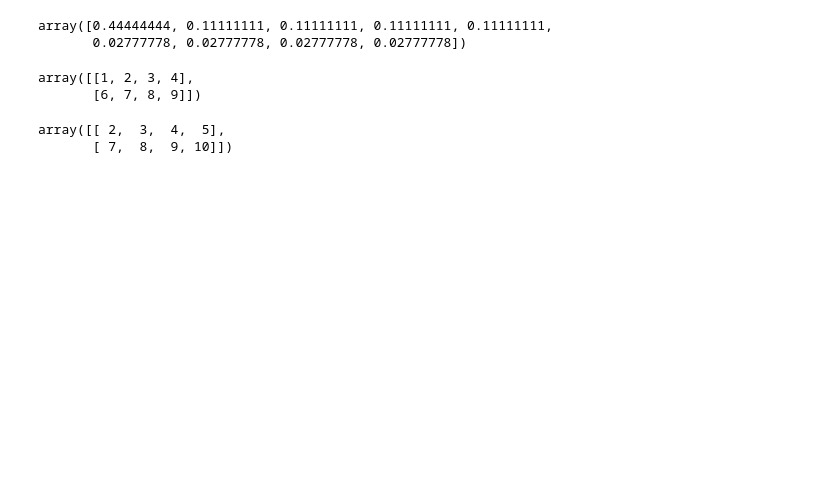
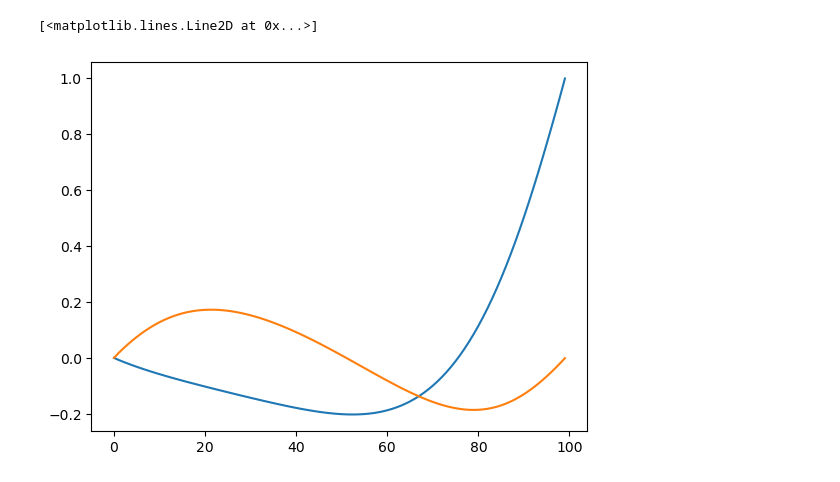
Before and after one commit to ecustfr/latticeboltzmann-python, a Jupyter notebook: LBM_2D_Learn.ipynb, the cells around one changed output. Cells and saved outputs as stored; diff of their text form; code cells hidden in the pictures; blank space fills up the shorter version.

```diff
--- a/LBM_2D_Learn.ipynb
+++ b/LBM_2D_Learn.ipynb
@@ -17,15 +17,14 @@ NL = 9
 
 F = np.zeros((Nx, Ny, NL)) # 速度分布函数
 
-rho0 = 1 #初始密度
+rho0 = 5 #初始密度
 u0 = 0.1 #初始速度
 
 niu = 0.01 #
 
 Re = u0*Ny/niu #雷诺数
 
-Ntstep = 1e4
-
+Ntstep = 40000
 w = np.array([4/9] + [1/9]*4 + [1/36]*4) #权重
 cx = np.array([0, 1, 0, -1, 0, 1, -1, -1, 1]) #速度分量
 cy = np.array([0, 0, 1, 0, -1, 1, 1, -1, -1]) #速度分量
@@ -36,30 +35,38 @@ u = np.zeros((Nx, Ny)) #x 上的速度分布函数
 v = np.zeros((Nx, Ny)) #y 上的速度分布函数
 
 
-u[:,Nx] = u0 #初始速度分布函数
+u[:,-1] = u0 #初始速度分布函数
 u[0,0] = 0 # 这一步会影响吗
 
-omega = 1/(3*tau + 0.5) #松弛时间
+omega = 1/(3*niu + 0.5) #松弛时间
 
 cs  = 1/np.sqrt(3) #声速
-cs2 = cs**2 #声速平方
+cs2 = np.power(cs,2) #声速平方
 for t in range(Ntstep):
 
     # 先进行碰撞
+    #print("t=",t)
     for i in range(NL):
-        cu = (cx[i]*u + cy[i]*v) #速度分布函数
-        feq = rho * w[i] * (1 + cu/cs2 + cu**2/(2*cs2^2) - (u**2 + v**2)/(2*cs2) ) #平衡分布函数
+        cu = cx[i]*u + cy[i]*v #速度分布函数
+        feq = rho * w[i] * (1 + cu/cs2 + cu**2/(2*cs2**2) - (u**2 + v**2)/(2*cs2) ) #平衡分布函数
         F[:,:,i] = (1 - omega) * F[:,:,i] + (omega) * feq #碰撞
 
 
     # 进行迁移
     # 联系迁移和边界条件反射同时理解
-    F = Streaming(F) #迁移函数
-    F = BoundaryCondition(F,uo)# 进行边界条件处理
+    F = Streaming(F,NL,cx,cy) #迁移函数
+    F = BoundaryCondition(F,u0)# 进行边界条件处理
 
     #重新计算流场和密度场
-    rho = np.sum(F,axis=2) #对所有方向求和
-    rho = F[1:-1,]
+    rho = np.sum(F,axis=2) #对k=0...8所有方向求和
+
+    rho[1:-1,-1] = F[1:-1,-1,0] +F[1:-1,-1,1]+F[1:-1,-1,3] + 2*(F[1:-1,-1,2] +F[1:-1,-1,6] + F[1:-1,-1,5] )
+
+    u = np.sum(F[:,:,[1,5,8]]-F[:,:,[3,6,7]],axis=2) /3/ rho #对k=0...8所有方向求和
+    v = np.sum(F[:,:,[2,5,6]]-F[:,:,[4,7,8]],axis=2) /3/ rho #对k=0...8所有方向求和
+    #u[1:,1:-1] = np.sum(F[1:,1:-1,:]*cx,axis=2) / rho[1:,1:-1] #对k=0...8所有方向求和
+
+    #v[1:,1:-1] = np.sum(F[1:,1:-1,:]*cy,axis=2) / rho[1:,1:-1] #对k=0...8所有方向求和
 # %%
 def Streaming( F ,NL,cx,cy) -> np.ndarray:
     # 尝试写一个笨拙的迁移操作
@@ -135,5 +115,0 @@ w = np.array([4/9] + [1/9]*4 + [1/36]*4)
-# %%
-w
-# %% [output]
-array([0.44444444, 0.11111111, 0.11111111, 0.11111111, 0.11111111,
-       0.02777778, 0.02777778, 0.02777778, 0.02777778])
@@ -142,10 +116,14 @@ A = np.array([[1,2,3,4,5],[6,7,8,9,10]])
-# %%
-A[:,0:-1:1]
-# %% [output]
-array([[1, 2, 3, 4],
-       [6, 7, 8, 9]])
-# %%
-A[:,1::1]
-# %% [output]
-array([[ 2,  3,  4,  5],
-       [ 7,  8,  9, 10]])
+# %%
+# 进行可视化分析
+um = np.zeros(Ny)
+vm = np.zeros(Ny)
+
+um = u[ int(Nx/2 -1) , :]/u0
+vm = v[ :, int(Ny/2 -1) ]/u0
+
+VU = plt.figure()
+plt.plot(np.arange(Ny),um, label='u')
+plt.plot(np.arange(Nx),vm, label='v')
+# %% [output]
+[<matplotlib.lines.Line2D at 0x...>]
+[figure, added]
```
Also changed, not shown: parts of 9 cells of this notebook.
